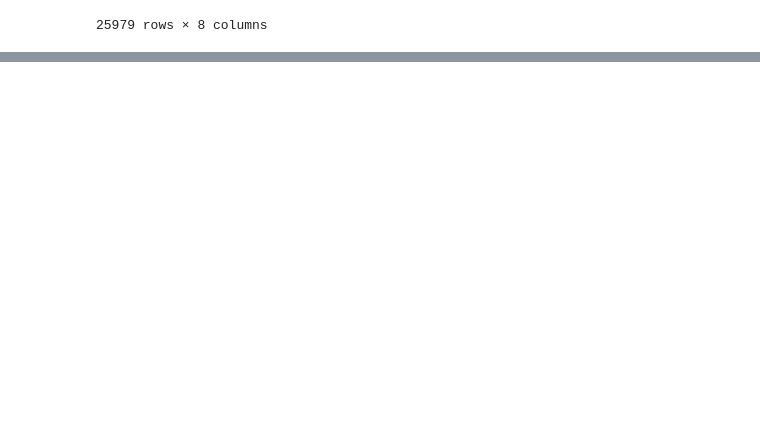
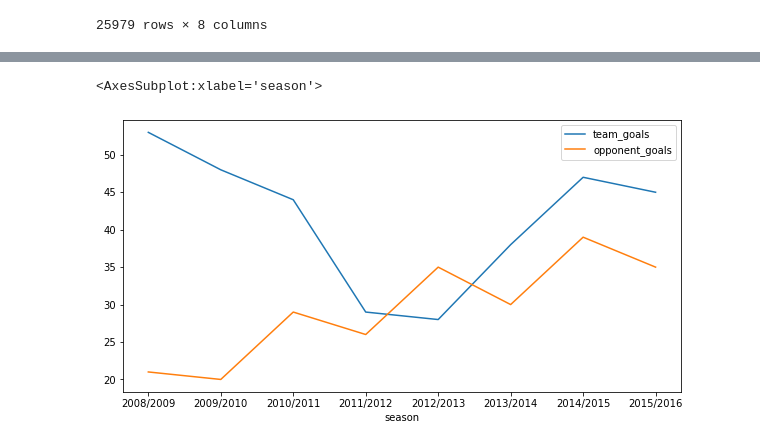
Before and after one commit to piotrgradzinski/dap_20230114, a Jupyter notebook: day_8_pgg/ex_1.ipynb, the cells around one changed output, grey strips where cells are left out. Cells and saved outputs as stored; diff of their text form; code cells hidden in the pictures; blank space fills up the shorter version.

```diff
--- a/day_8_pgg/ex_1.ipynb
+++ b/day_8_pgg/ex_1.ipynb
@@ -26,3 +26,7 @@ matches
 | 25977 | Switzerland | Switzerland Super League | Lugano | FC Zürich | 2015-09-22 | 2015/2016 | 0 | 0 |
 | 25978 | Switzerland | Switzerland Super League | BSC Young Boys | FC Basel | 2015-09-23 | 2015/2016 | 4 | 3 |
 25979 rows × 8 columns
+# %%
+team = 'Wisła Kraków'
+team_matches = matches[(matches.home_team == team) | (matches.away_team == team)].copy()
+team_matches
@@ -28,0 +58,13 @@ matches
+# %%
+def team_goals(row):
+    if row.home_team == team:
+        return row.home_team_goal
+    else:
+        return row.away_team_goal
+
+team_matches['team_goals'] = team_matches.apply(team_goals, axis=1)
+team_matches['opponent_goals'] = team_matches.apply(
+    lambda row: row.home_team_goal if row.home_team != team else row.away_team_goal,
+    axis=1
+)
+team_matches
@@ -28,0 +85,6 @@ matches
+# %%
+goals_per_season = team_matches.groupby('season').agg({
+    'team_goals': sum,
+    'opponent_goals': sum,
+})
+goals_per_season
@@ -28,0 +102,5 @@ matches
+# %%
+goals_per_season.plot(figsize=(10,5))
+# %% [output]
+<AxesSubplot:xlabel='season'>
+[figure, added]
```
Also changed, not shown: parts of 7 cells of this notebook.
